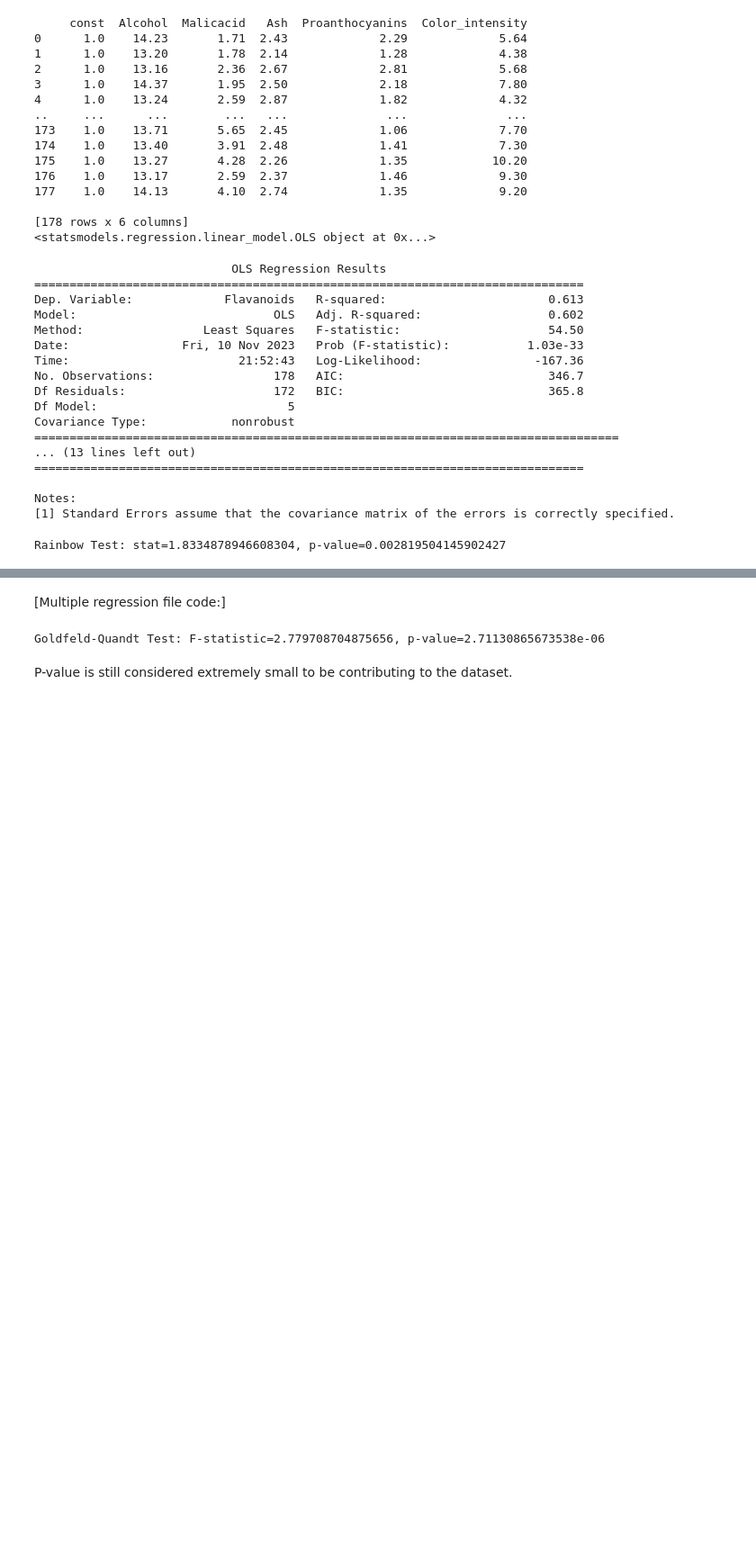
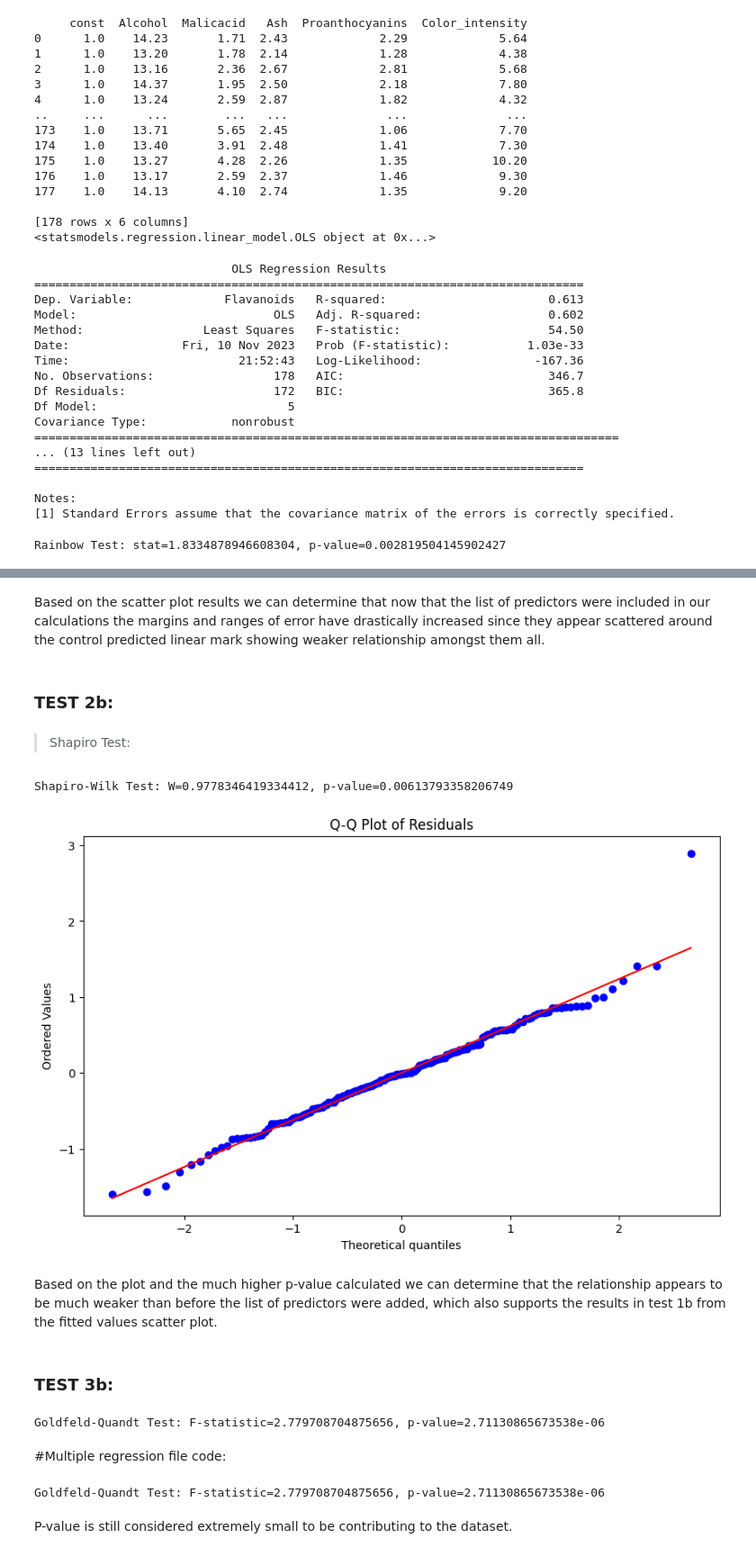
Before and after one commit to angeliki-tzanou/datasci_6_regression-, a Jupyter notebook: HHA_507_week_7_(wine).ipynb, the cells around one changed output, grey strips where cells are left out. Shown at 90% size. Drawn from its saved outputs; the diff is of its cells as text; code cells hidden in the pictures; blank space fills up the shorter version.

```diff
--- a/HHA_507_week_7_(wine).ipynb
+++ b/HHA_507_week_7_(wine).ipynb
@@ -315,5 +333,36 @@ Rainbow Test: stat=1.8334878946608304, p-value=0.002819504145902427
+# %% [markdown]
+Based on the scatter plot results we can determine that now that the list of predictors were included in our calculations the margins and ranges of error have drastically increased since they appear scattered around the control predicted linear mark showing weaker relationship amongst them all.
+# %% [markdown]
+### TEST 2b:
+# %% [markdown]
+
+
+> Shapiro Test:
+# %%
+### Assessing normality of the residuals
+W, p_value = shapiro(residuals)
+print(f"Shapiro-Wilk Test: W={W}, p-value={p_value}")
+
+# Plot Q-Q plot of residuals
+plt.figure(figsize=(10, 6))
+stats.probplot(residuals, plot=plt)
+plt.title('Q-Q Plot of Residuals')
+plt.show()
+# %% [output]
+Shapiro-Wilk Test: W=0.9778346419334412, p-value=0.00613793358206749
+[figure, added]
+# %% [markdown]
+Based on the plot and the much higher p-value calculated we can determine that the relationship appears to be much weaker than before the list of predictors were added, which also supports the results in test 1b from the fitted values scatter plot.
+# %% [markdown]
+### TEST 3b:
+# %%
+##### Assessing the homogeneity of variance of the residuals
+gq_test = het_goldfeldquandt(residuals, results.model.exog)
+print(f"Goldfeld-Quandt Test: F-statistic={gq_test[0]}, p-value={gq_test[1]}")
+# %% [output]
+Goldfeld-Quandt Test: F-statistic=2.779708704875656, p-value=2.71130865673538e-06
 # %% [markdown]
-[Multiple regression file code:]
+#Multiple regression file code:
 # %%
 from statsmodels.stats.outliers_influence import variance_inflation_factor
 from statsmodels.stats.diagnostic import linear_rainbow
```
Also changed, not shown: parts of 3 cells of this notebook.
